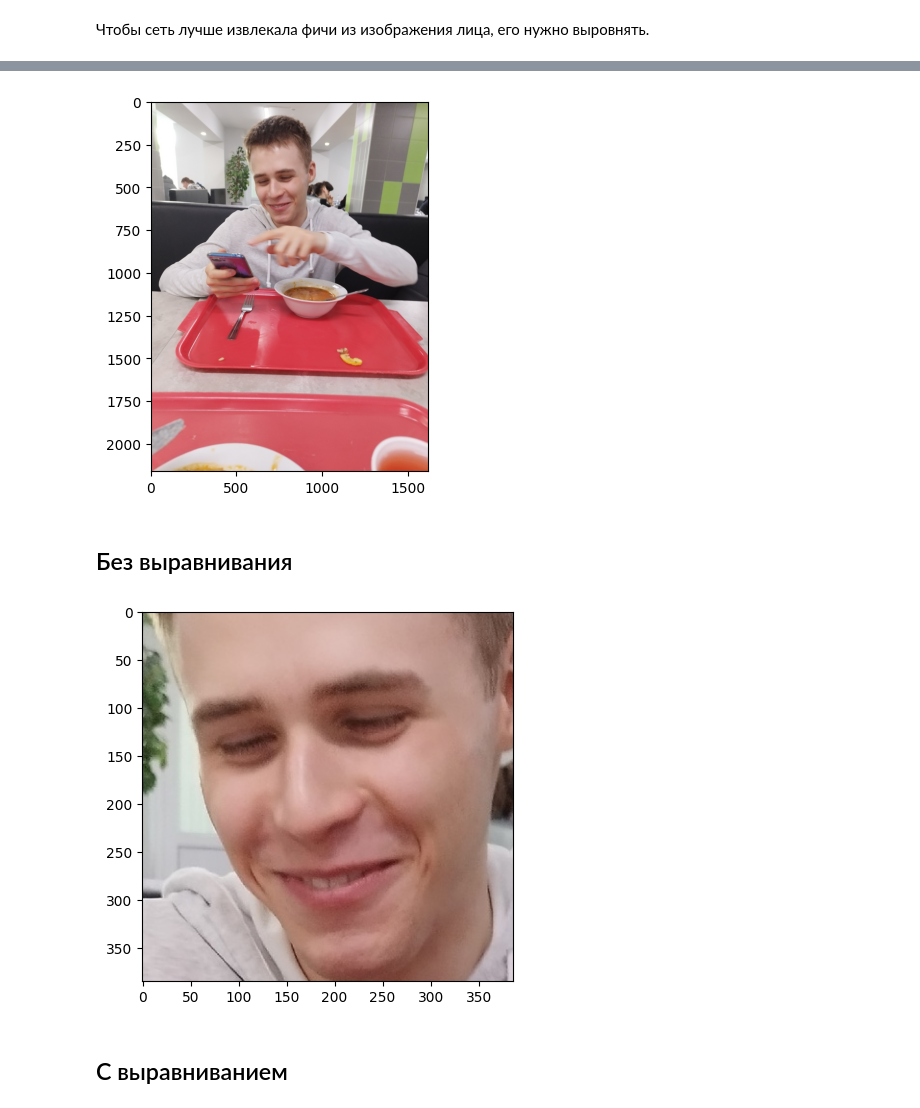
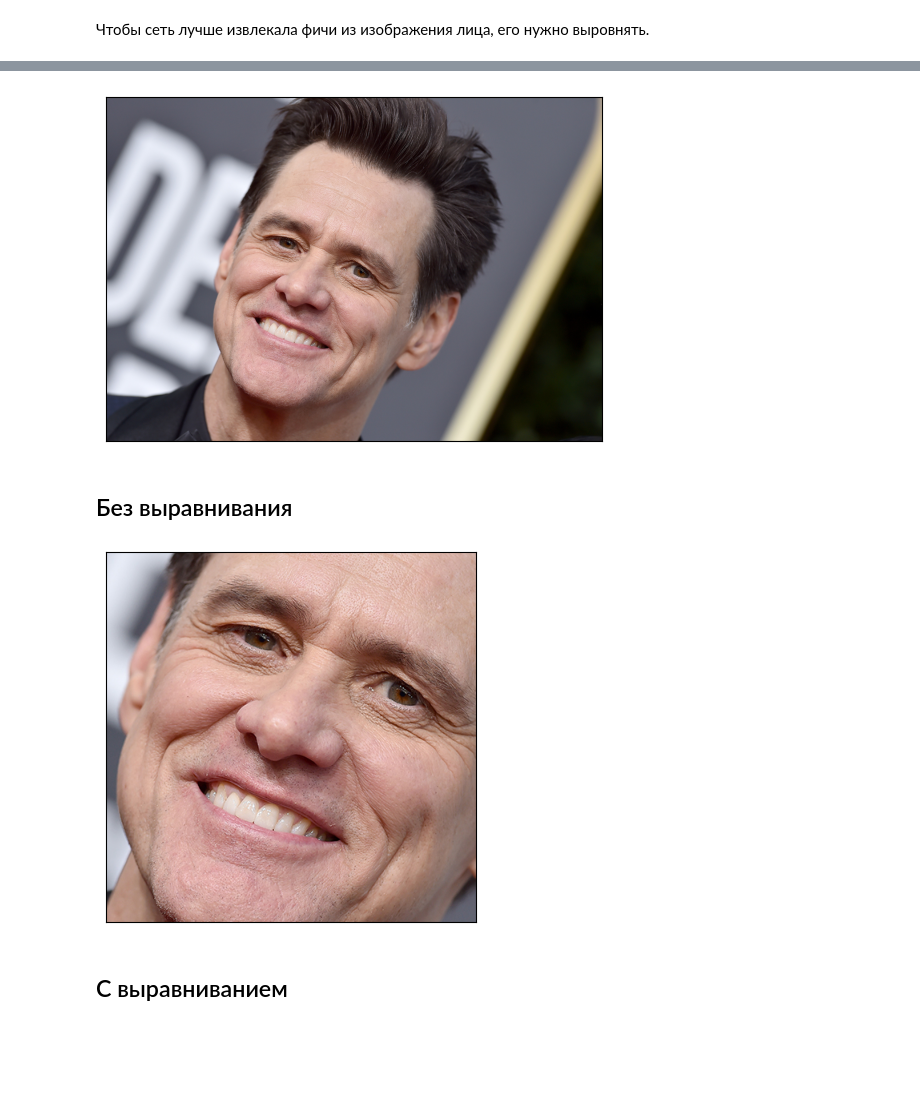
Before and after one commit to kemper0110/face-recog, a Jupyter notebook: project/2_Alignment/alignment.ipynb, the cells around one changed output, grey strips where cells are left out. Drawn from its saved outputs; the diff is of its cells as text; code cells hidden in the pictures; blank space fills up the shorter version.

```diff
--- a/project/2_Alignment/alignment.ipynb
+++ b/project/2_Alignment/alignment.ipynb
@@ -15,6 +11,10 @@ C:\Users\danil\Desktop\neuro\venv\lib\site-packages\numpy\.libs\libopenblas64__v
 # %%
-img = utils.load_image("belikov.jpg")
+img = utils.load_image("carrey.jpg")
+# img = utils.load_image("belikov.jpg")
 plt.imshow(img)
+plt.xticks([])
+plt.yticks([])
+plt.grid(None)
 plt.show()
 # %% [output]
-[figure, old version]
+[figure, new version]
@@ -23,12 +21,15 @@ faces = detection.detect_faces(img)
 # %% [markdown]
 ## Без выравнивания
 # %%
-rect = faces[0]
-ar = np.ascontiguousarray(img[rect.top(): rect.bottom(), rect.left(): rect.right()])
+face = detection.detect_faces(img)[0]
+ar = np.ascontiguousarray(img[face.top(): face.bottom(), face.left(): face.right()])
 plt.imshow(ar)
+plt.xticks([])
+plt.yticks([])
+plt.grid(None)
 plt.show()
 # %% [output]
-[figure, old version]
+[figure, new version]
 # %% [markdown]
 ## С выравниванием
 # %%
```
Also changed, not shown: parts of 3 cells of this notebook, 9 other files.
